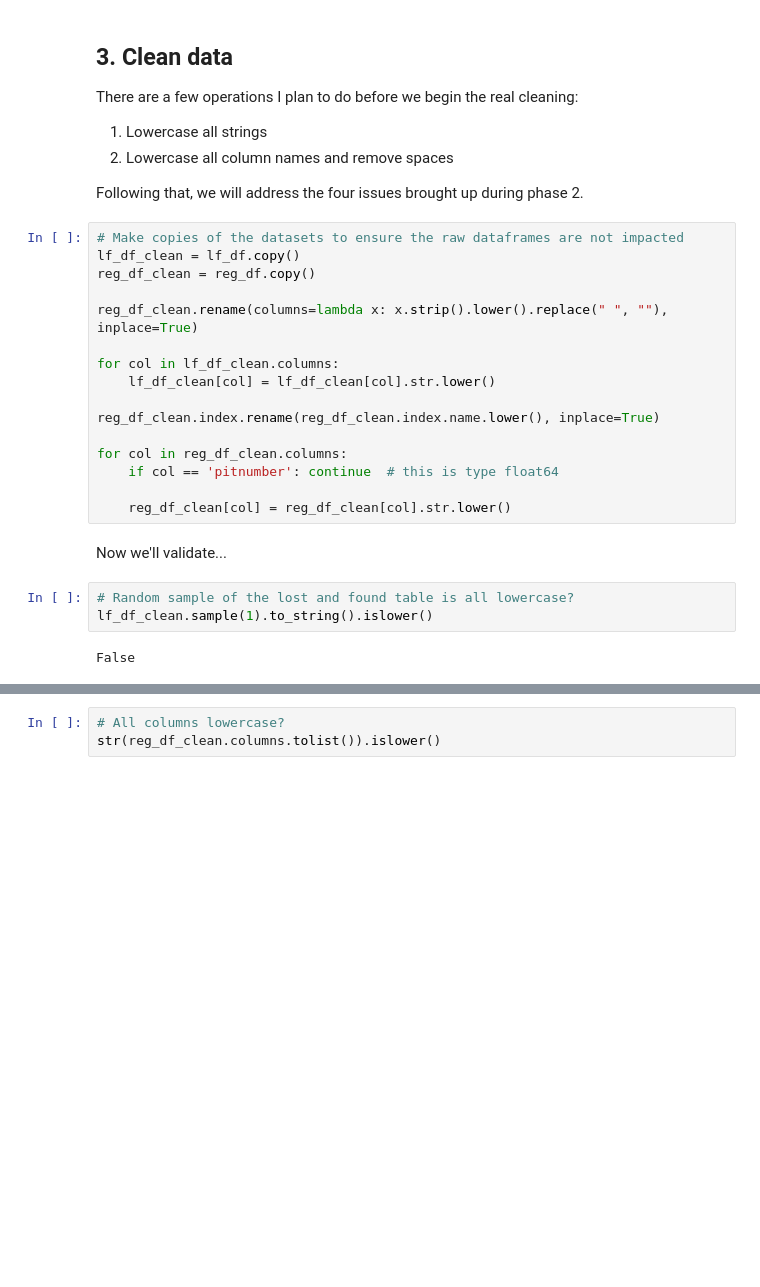
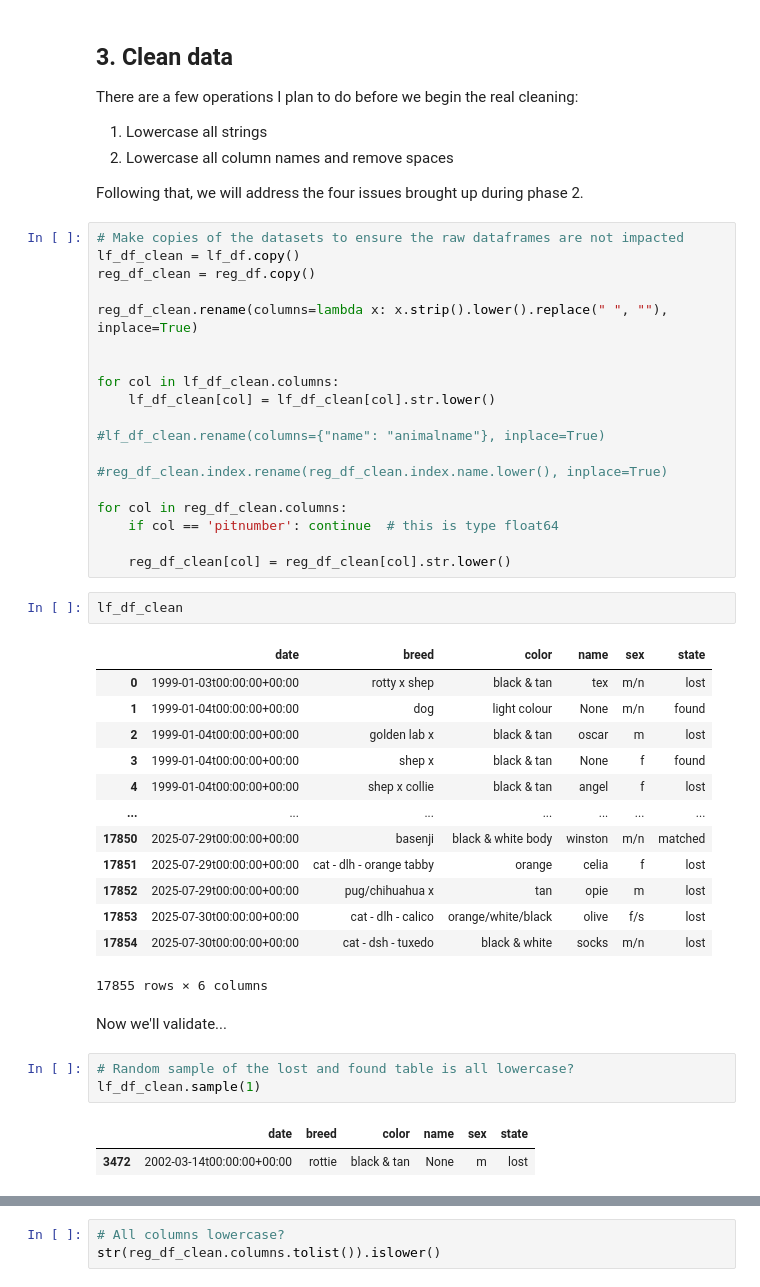
Before and after one commit to birbarino/Python-Projects, a Jupyter notebook: data-wrangling/project/data_wrangling_project_starter.ipynb, the cells around one changed output, grey strips where cells are left out. Drawn from its saved outputs; the diff is of its cells as text; blank space fills up the shorter version.

```diff
--- a/data-wrangling/project/data_wrangling_project_starter.ipynb
+++ b/data-wrangling/project/data_wrangling_project_starter.ipynb
@@ -477,21 +454,41 @@ reg_df_clean = reg_df.copy()
 
 reg_df_clean.rename(columns=lambda x: x.strip().lower().replace(" ", ""), inplace=True)
 
+
 for col in lf_df_clean.columns:
     lf_df_clean[col] = lf_df_clean[col].str.lower()
 
-reg_df_clean.index.rename(reg_df_clean.index.name.lower(), inplace=True)
+#lf_df_clean.rename(columns={"name": "animalname"}, inplace=True)
+
+#reg_df_clean.index.rename(reg_df_clean.index.name.lower(), inplace=True)
 
 for col in reg_df_clean.columns:
     if col == 'pitnumber': continue  # this is type float64
 
     reg_df_clean[col] = reg_df_clean[col].str.lower()
+# %%
+lf_df_clean
+# %% [output]
+|  | date | breed | color | name | sex | state |
+| 0 | 1999-01-03t00:00:00+00:00 | rotty x shep | black & tan | tex | m/n | lost |
+| 1 | 1999-01-04t00:00:00+00:00 | dog | light colour | None | m/n | found |
+| 2 | 1999-01-04t00:00:00+00:00 | golden lab x | black & tan | oscar | m | lost |
+| 3 | 1999-01-04t00:00:00+00:00 | shep x | black & tan | None | f | found |
+| 4 | 1999-01-04t00:00:00+00:00 | shep x collie | black & tan | angel | f | lost |
+| ... | ... | ... | ... | ... | ... | ... |
+| 17850 | 2025-07-29t00:00:00+00:00 | basenji | black & white body | winston | m/n | matched |
+| 17851 | 2025-07-29t00:00:00+00:00 | cat - dlh - orange tabby | orange | celia | f | lost |
+| 17852 | 2025-07-29t00:00:00+00:00 | pug/chihuahua x | tan | opie | m | lost |
+| 17853 | 2025-07-30t00:00:00+00:00 | cat - dlh - calico | orange/white/black | olive | f/s | lost |
+| 17854 | 2025-07-30t00:00:00+00:00 | cat - dsh - tuxedo | black & white | socks | m/n | lost |
+17855 rows × 6 columns
 # %% [markdown]
 Now we'll validate...
 # %%
 # Random sample of the lost and found table is all lowercase?
-lf_df_clean.sample(1).to_string().islower()
+lf_df_clean.sample(1)
 # %% [output]
-False
+|  | date | breed | color | name | sex | state |
+| 3472 | 2002-03-14t00:00:00+00:00 | rottie | black & tan | None | m | lost |
 # %%
 # Random sample of the register table is all lowercase?
```
Also changed, not shown: parts of 68 cells of this notebook, 13 other files.
